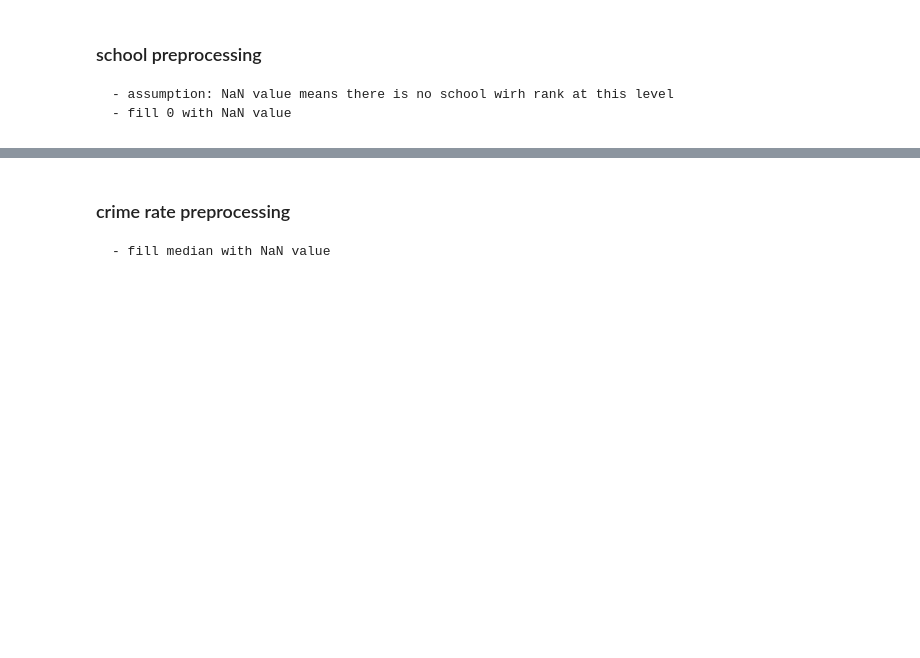
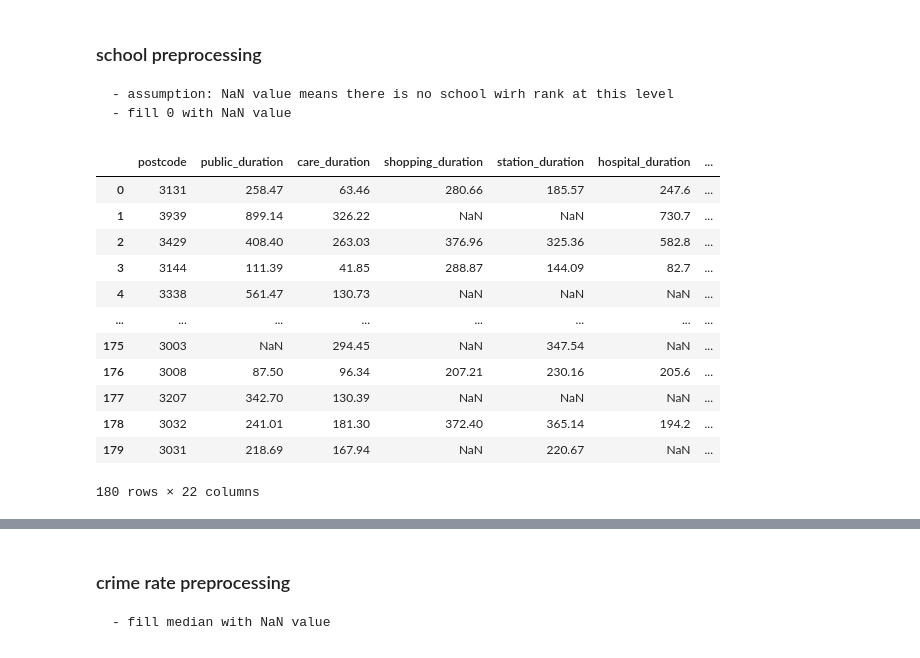
Before and after one commit to MAST30034-Applied-Data-Science/generic-real-estate-consulting-project-group-7, a Jupyter notebook: notebooks/preprocessing/preprocessing.ipynb, the cells around one changed output, grey strips where cells are left out. Saved outputs shown, nothing was run; the diff lists cells and outputs as text; code cells hidden in the pictures; blank space fills up the shorter version.

```diff
--- a/notebooks/preprocessing/preprocessing.ipynb
+++ b/notebooks/preprocessing/preprocessing.ipynb
@@ -94,3 +110,19 @@ sec_school_features = ['1-10_y', '11-50_y', '51-100_y', '101-150_y', '150+_y']
 
 for col in sec_school_features + pri_school_features:
     external_features[col].fillna(value = 0, inplace=True)
+# %%
+external_features
+# %% [output]
+|  | postcode | public_duration | care_duration | shopping_duration | station_duration | hospital_duration | ... |
+| 0 | 3131 | 258.47 | 63.46 | 280.66 | 185.57 | 247.6 | ... |
+| 1 | 3939 | 899.14 | 326.22 | NaN | NaN | 730.7 | ... |
+| 2 | 3429 | 408.40 | 263.03 | 376.96 | 325.36 | 582.8 | ... |
+| 3 | 3144 | 111.39 | 41.85 | 288.87 | 144.09 | 82.7 | ... |
+| 4 | 3338 | 561.47 | 130.73 | NaN | NaN | NaN | ... |
+| ... | ... | ... | ... | ... | ... | ... | ... |
+| 175 | 3003 | NaN | 294.45 | NaN | 347.54 | NaN | ... |
+| 176 | 3008 | 87.50 | 96.34 | 207.21 | 230.16 | 205.6 | ... |
+| 177 | 3207 | 342.70 | 130.39 | NaN | NaN | NaN | ... |
+| 178 | 3032 | 241.01 | 181.30 | 372.40 | 365.14 | 194.2 | ... |
+| 179 | 3031 | 218.69 | 167.94 | NaN | 220.67 | NaN | ... |
+180 rows × 22 columns
```
Also changed, not shown: parts of 2 cells of this notebook.
